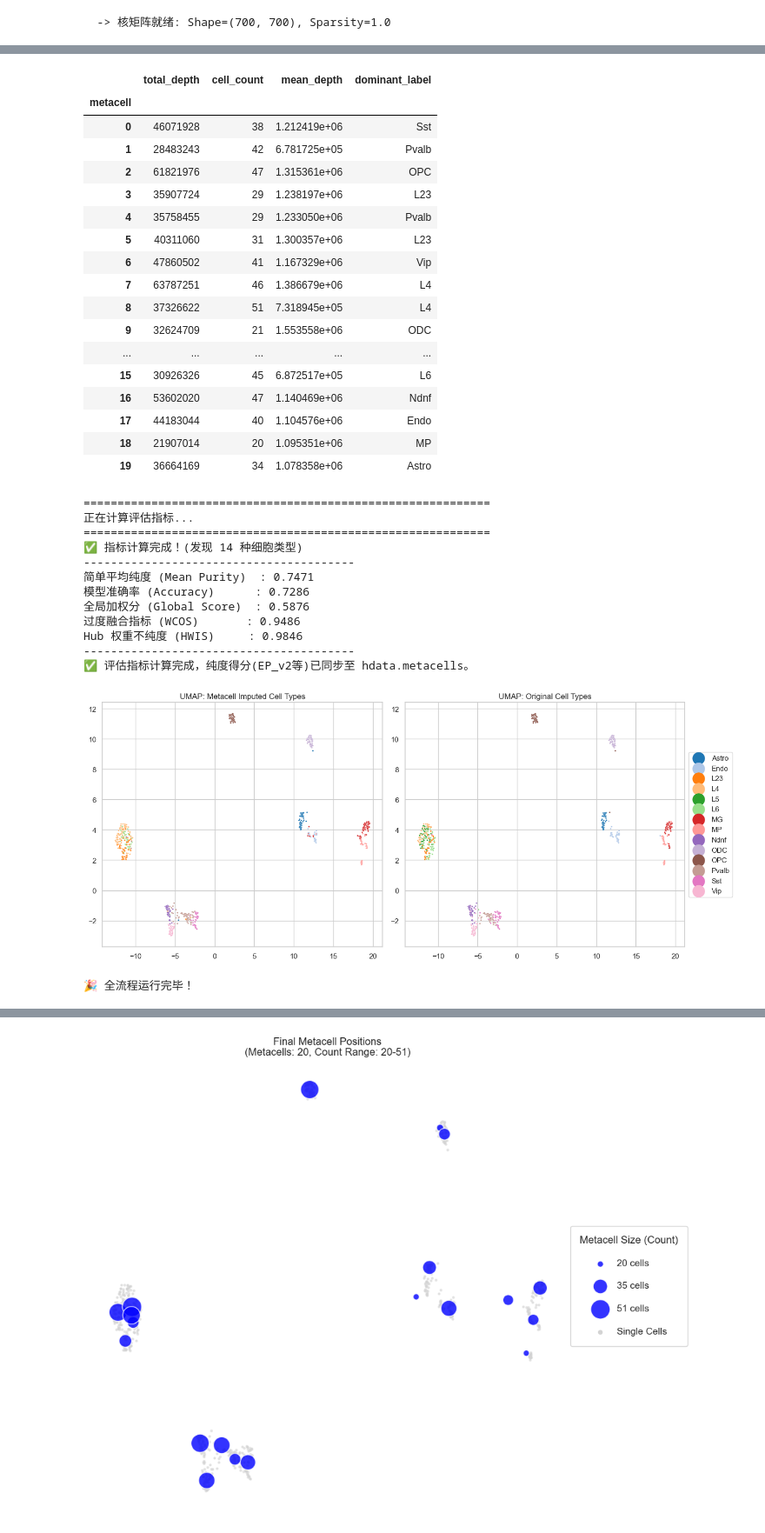
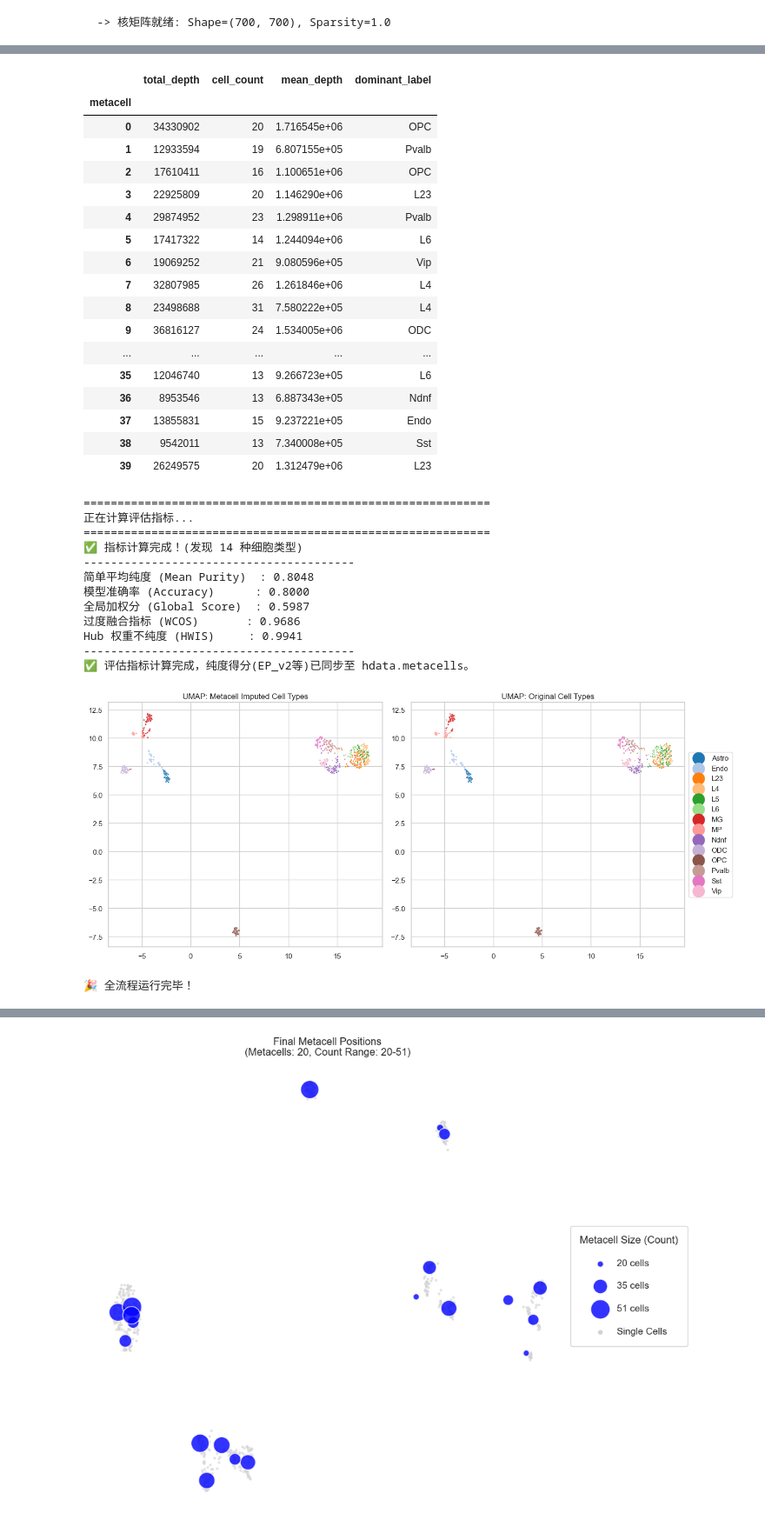
Before and after one commit to CCCKW/hstack, a Jupyter notebook: test.ipynb, the cells around one changed output, grey strips where cells are left out. Shown at 87% size. Saved outputs shown, nothing was run; the diff lists cells and outputs as text; code cells hidden in the pictures.

```diff
--- a/test.ipynb
+++ b/test.ipynb
@@ -14,7 +14,7 @@ import stark as sk
 # 0. 初始化核心数据对象 HData
 # ==========================================
 print(">>> 初始化 HData 对象...")
-resolutions = [ 50000, 100000,500000, 1000000,]
+resolutions = [  100000,500000, 1000000,]
 hdata = sk.HData(
     data_dir="/Users/ckw/warehouse/metacell/data/test_700_snm3c",
     output_dir="/Users/ckw/warehouse/metacell/stark/test_output",
@@ -220,44 +219,44 @@ hdata.metacells
 # %% [output]
 |  | total_depth | cell_count | mean_depth | dominant_label |
 | metacell |  |  |  |  |
-| 0 | 46071928 | 38 | 1.212419e+06 | Sst |
-| 1 | 28483243 | 42 | 6.781725e+05 | Pvalb |
-| 2 | 61821976 | 47 | 1.315361e+06 | OPC |
-| 3 | 35907724 | 29 | 1.238197e+06 | L23 |
-| 4 | 35758455 | 29 | 1.233050e+06 | Pvalb |
-| 5 | 40311060 | 31 | 1.300357e+06 | L23 |
-| 6 | 47860502 | 41 | 1.167329e+06 | Vip |
-| 7 | 63787251 | 46 | 1.386679e+06 | L4 |
-| 8 | 37326622 | 51 | 7.318945e+05 | L4 |
-| 9 | 32624709 | 21 | 1.553558e+06 | ODC |
+| 0 | 34330902 | 20 | 1.716545e+06 | OPC |
+| 1 | 12933594 | 19 | 6.807155e+05 | Pvalb |
+| 2 | 17610411 | 16 | 1.100651e+06 | OPC |
+| 3 | 22925809 | 20 | 1.146290e+06 | L23 |
+| 4 | 29874952 | 23 | 1.298911e+06 | Pvalb |
+| 5 | 17417322 | 14 | 1.244094e+06 | L6 |
+| 6 | 19069252 | 21 | 9.080596e+05 | Vip |
+| 7 | 32807985 | 26 | 1.261846e+06 | L4 |
+| 8 | 23498688 | 31 | 7.580222e+05 | L4 |
+| 9 | 36816127 | 24 | 1.534005e+06 | ODC |
 | ... | ... | ... | ... | ... |
-| 15 | 30926326 | 45 | 6.872517e+05 | L6 |
-| 16 | 53602020 | 47 | 1.140469e+06 | Ndnf |
-| 17 | 44183044 | 40 | 1.104576e+06 | Endo |
-| 18 | 21907014 | 20 | 1.095351e+06 | MP |
-| 19 | 36664169 | 34 | 1.078358e+06 | Astro |
+| 35 | 12046740 | 13 | 9.266723e+05 | L6 |
+| 36 | 8953546 | 13 | 6.887343e+05 | Ndnf |
+| 37 | 13855831 | 15 | 9.237221e+05 | Endo |
+| 38 | 9542011 | 13 | 7.340008e+05 | Sst |
+| 39 | 26249575 | 20 | 1.312479e+06 | L23 |
 # %%
 # 执行评估
 purity_df, metrics = sk.tl.evaluate(hdata, hdata.obs['label'])
 
 # 最终对比图
-sk.pl.plot_umap_comparison(hdata, resolution=500000)
+sk.pl.plot_umap_comparison(hdata, resolution=1000000)
 
 print("\n🎉 全流程运行完毕！")
 # %% [output]
 ============================================================
 正在计算评估指标...
 ============================================================
 ✅ 指标计算完成！(发现 14 种细胞类型)
 ----------------------------------------
-简单平均纯度 (Mean Purity)  : 0.7471
-模型准确率 (Accuracy)      : 0.7286
-全局加权分 (Global Score)  : 0.5876
-过度融合指标 (WCOS)       : 0.9486
-Hub 权重不纯度 (HWIS)     : 0.9846
+简单平均纯度 (Mean Purity)  : 0.8048
+模型准确率 (Accuracy)      : 0.8000
+全局加权分 (Global Score)  : 0.5987
+过度融合指标 (WCOS)       : 0.9686
+Hub 权重不纯度 (HWIS)     : 0.9941
 ----------------------------------------
 ✅ 评估指标计算完成，纯度得分(EP_v2等)已同步至 hdata.metacells。
-[figure, old version]
+[figure, new version]
 🎉 全流程运行完毕！
 # %%
 sk.pl.plot_basic_purity(hdata,)
```
Also changed, not shown: parts of 14 cells of this notebook, 6 other files.
